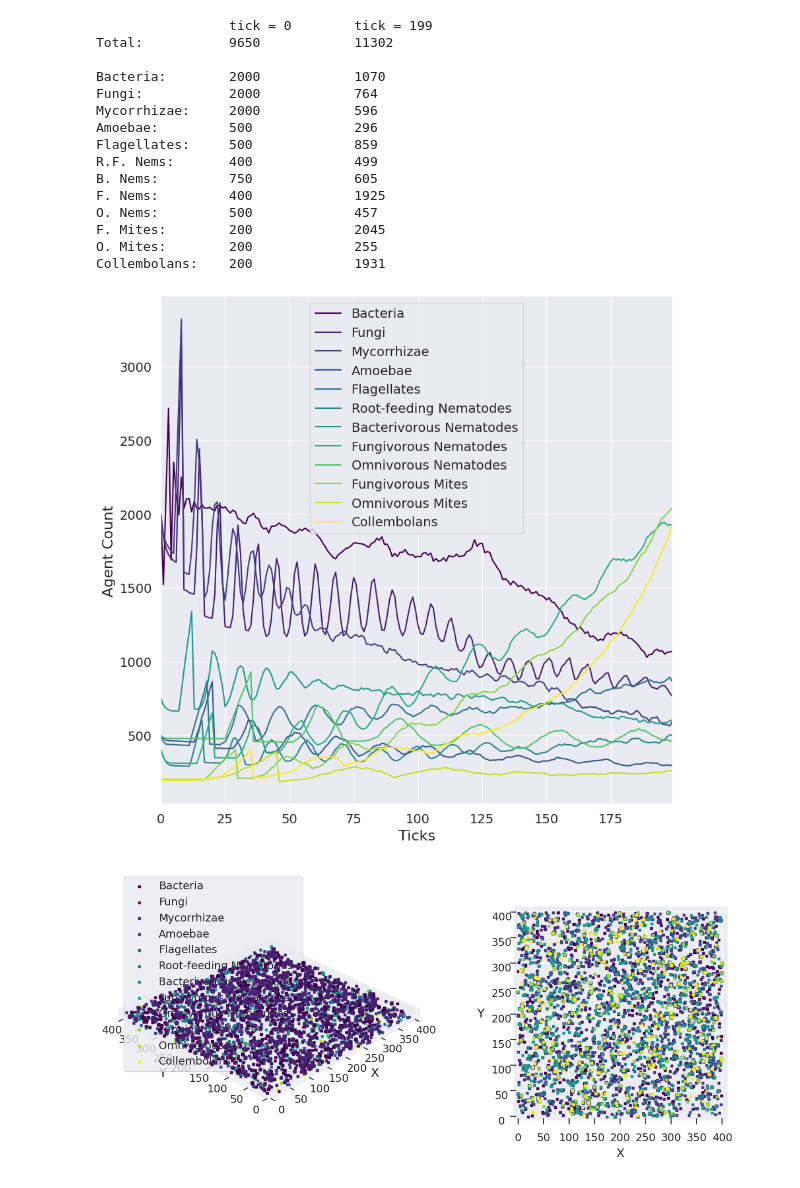
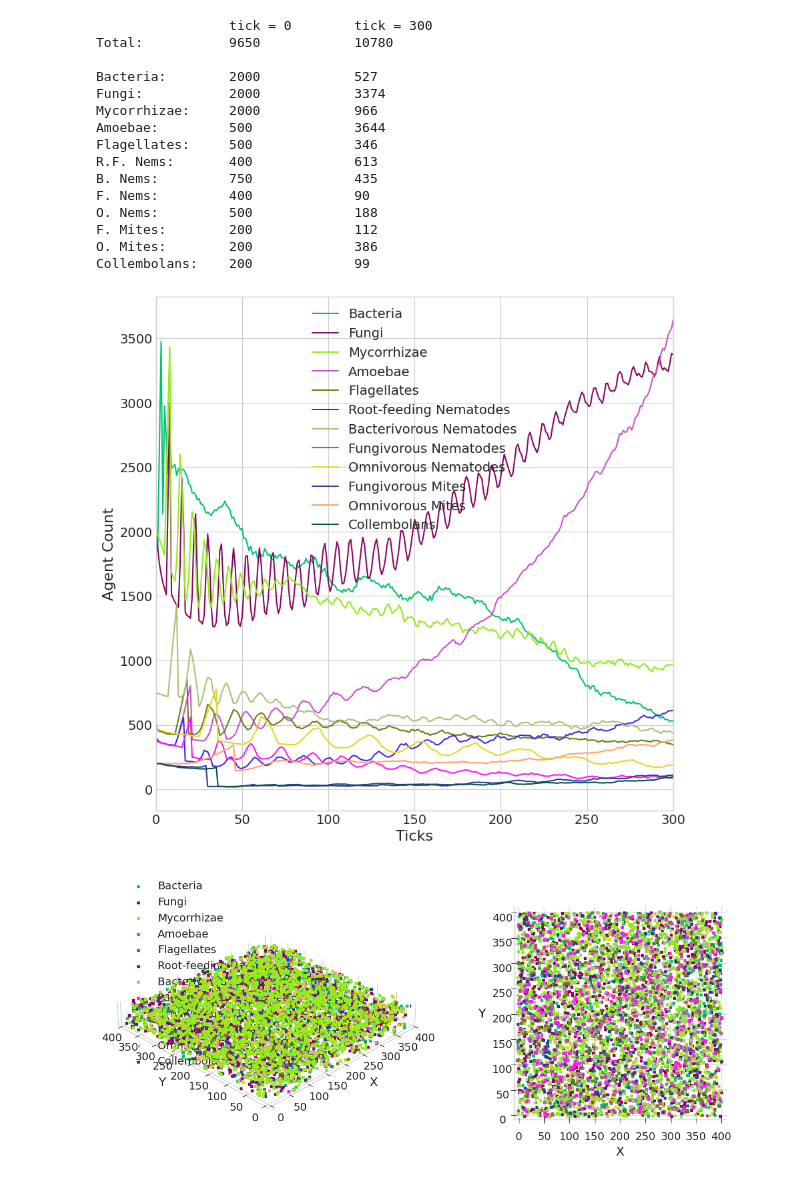
Before and after one commit to timovdk/BLOSSOM, a Jupyter notebook: packages/model/experiments/viz.ipynb, the cells around one changed output. Cells and saved outputs as stored; diff of their text form; code cells hidden in the pictures.

```diff
--- a/packages/model/experiments/viz.ipynb
+++ b/packages/model/experiments/viz.ipynb
@@ -4,15 +4,13 @@
 import numpy as np
 import matplotlib.pyplot as plt
 import pandas as pd
-import seaborn as sns
-sns.set_theme()
 
-filename = 'agent_log_19'
+filename = 'agent_log_40'
 vid = False
 
 x_max = 400
 y_max = 400
-z_max = 20
+z_max = 50
 
 SMALL_SIZE = 14
 MEDIUM_SIZE = 16
@@ -25,11 +23,11 @@ plt.rc('xtick', labelsize=SMALL_SIZE)    # fontsize of the tick labels
 plt.rc('ytick', labelsize=SMALL_SIZE)    # fontsize of the tick labels
 plt.rc('legend', fontsize=SMALL_SIZE)    # legend fontsize
 plt.rc('figure', titlesize=BIGGER_SIZE)  # fontsize of the figure title
-#plt.style.use("seaborn-v0_8")
+plt.style.use("seaborn-v0_8-whitegrid")
 # %%
 df = pd.read_csv("output/" + filename + ".csv")
 n = len(df["type"].unique())
-colors = plt.cm.viridis(np.linspace(0, 1, n))
+colors = ["#01c472", "#860967", "#91ec17", "#ca50d3", "#658114", "#4328e7", "#abc177", "#fe16f4", "#e2d923", "#323d96", "#ffa270", "#0a4f4e"]
 # %%
 counts_per_type = []
 for tp in sorted(df["type"].unique()):
@@ -62,24 +60,23 @@ print('F. Mites:\t', len(df_first[df_first["type"] == 9]), '\t\t', len(df_last[d
 print('O. Mites:\t', len(df_first[df_first["type"] == 10]), '\t\t', len(df_last[df_last["type"] == 10]))
 print('Collembolans:\t', len(df_first[df_first["type"] == 11]), '\t\t', len(df_last[df_last["type"] == 11]))
 # %% [output]
-                 tick = 0        tick = 199
-Total:           9650            11302
+                 tick = 0        tick = 300
+Total:           9650            10780
 
-Bacteria:        2000            1070
-Fungi:           2000            764
-Mycorrhizae:     2000            596
-Amoebae:         500             296
-Flagellates:     500             859
-R.F. Nems:       400             499
-B. Nems:         750             605
-F. Nems:         400             1925
-O. Nems:         500             457
-F. Mites:        200             2045
-O. Mites:        200             255
-Collembolans:    200             1931
+Bacteria:        2000            527
+Fungi:           2000            3374
+Mycorrhizae:     2000            966
+Amoebae:         500             3644
+Flagellates:     500             346
+R.F. Nems:       400             613
+B. Nems:         750             435
+F. Nems:         400             90
+O. Nems:         500             188
+F. Mites:        200             112
+O. Mites:        200             386
+Collembolans:    200             99
 # %%
 organism_group_labels = ["Bacteria", "Fungi", "Mycorrhizae", "Amoebae", "Flagellates", "Root-feeding Nematodes", "Bacterivorous Nematodes", "Fungivorous Nematodes", "Omnivorous Nematodes", "Fungivorous Mites", "Omnivorous Mites", "Collembolans"]
-
 fig = plt.figure(figsize=(10, 10))
 ax = fig.add_subplot()
 
@@ -97,7 +94,7 @@ ax.set_ylabel("Agent Count")
 plt.legend()
 plt.show()
 # %% [output]
-[figure, old version]
+[figure, new version]
 # %%
 fig = plt.figure(figsize=(15, 15))
 #plt.rcParams.update({'text.color': "black", 'axes.labelcolor': "black", 'xtick.color': "black", 'ytick.color': "black"})
@@ -129,9 +126,9 @@ ax.set_xlabel("X", labelpad=12)
 ax.set_ylabel("Y", labelpad=12)
 ax.set_zticks([])
 
-ax.xaxis.set_pane_color((0.92, 0.92, 0.95, 1.0))
-ax.yaxis.set_pane_color((0.92, 0.92, 0.95, 1.0))
-ax.zaxis.set_pane_color((0.92, 0.92, 0.95, 1.0))
+ax.xaxis.set_pane_color((1.0, 1.0, 1.0, 1.0))
+ax.yaxis.set_pane_color((1.0, 1.0, 1.0, 1.0))
+ax.zaxis.set_pane_color((1.0, 1.0, 1.0, 1.0))
 ax.set_facecolor("white")
 ax.set_aspect('equal')
 
@@ -147,37 +144,37 @@ for g in np.unique(df1["type"]):
     ax.scatter(
         df1.iloc[ix]["x"],
         df1.iloc[ix]["y"],
         df1.iloc[ix]["z"],
         color=colors[g],
         label=organism_group_labels[g],
         s=10,
         depthshade=False,
         marker='s',
         alpha=1
         )
 
 ax.view_init(90,270)
 ax.set_aspect('equal')
 
 ax.set_xlim(0, x_max)
 ax.set_ylim(0, y_max)
 ax.set_zlim(0, z_max)
 
 ax.set_xlabel("X", labelpad=10)
 ax.set_ylabel("Y", labelpad=10)
 ax.set_zticks([])
 
-ax.xaxis.set_pane_color((0.92, 0.92, 0.95, 1.0))
-ax.yaxis.set_pane_color((0.92, 0.92, 0.95, 1.0))
-ax.zaxis.set_pane_color((0.92, 0.92, 0.95, 1.0))
+ax.xaxis.set_pane_color((1.0, 1.0, 1.0, 1.0))
+ax.yaxis.set_pane_color((1.0, 1.0, 1.0, 1.0))
+ax.zaxis.set_pane_color((1.0, 1.0, 1.0, 1.0))
 ax.set_facecolor("white")
 
 plt.show()
 
 
 plt.show()
 # %% [output]
-[figure, old version]
+[figure, new version]
 # %%
 import matplotlib.pyplot as plt
 import numpy as np
```
Also changed, not shown: 21 other files.
